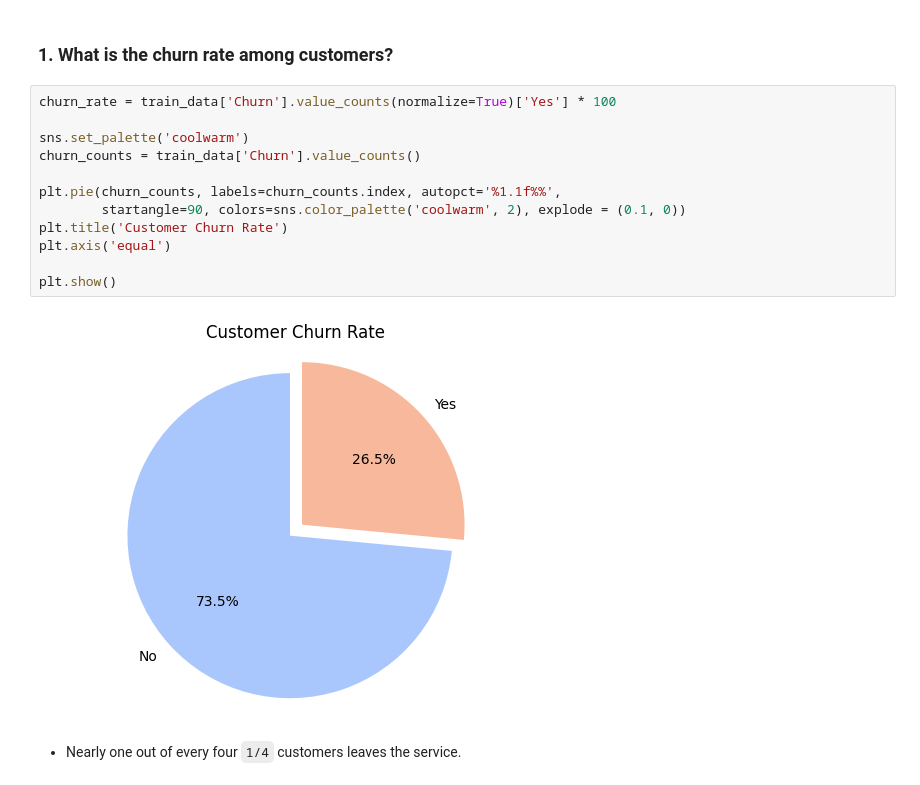
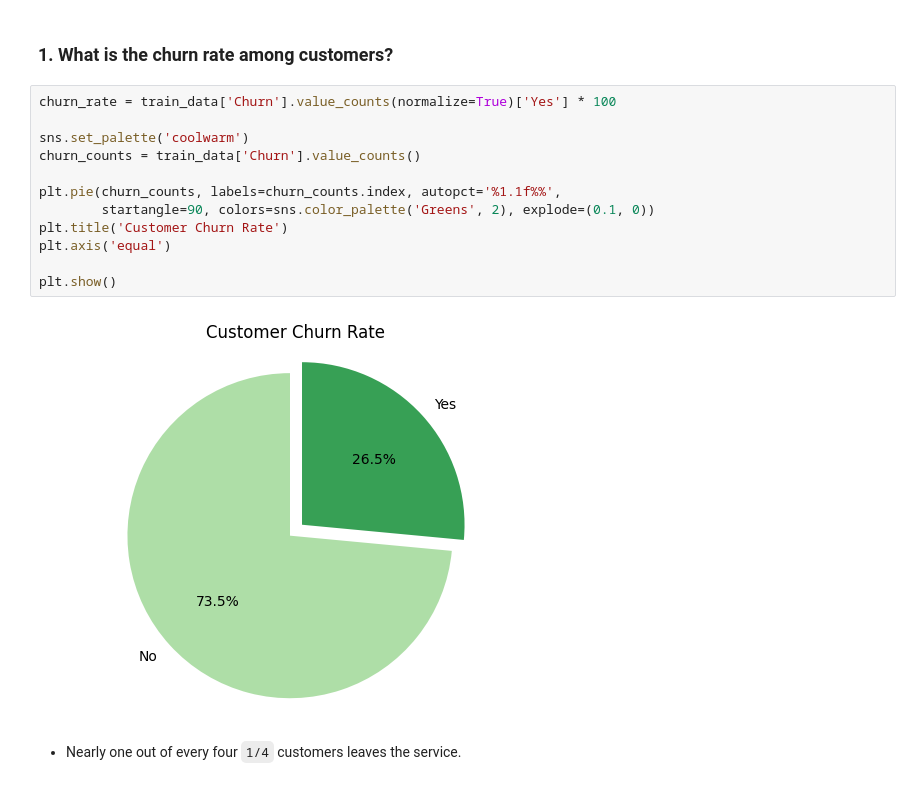
Before and after one commit to elishastanley/Churn-Prediction-Enhancing-Retention-with-Machine-Learning, a Jupyter notebook: Notebooks/main.ipynb, the cells around one changed output. Cells and saved outputs as stored; diff of their text form.

```diff
--- a/Notebooks/main.ipynb
+++ b/Notebooks/main.ipynb
@@ -468,17 +473,17 @@ result
 # %%
 churn_rate = train_data['Churn'].value_counts(normalize=True)['Yes'] * 100
 
 sns.set_palette('coolwarm')
 churn_counts = train_data['Churn'].value_counts()
 
 plt.pie(churn_counts, labels=churn_counts.index, autopct='%1.1f%%',
-        startangle=90, colors=sns.color_palette('coolwarm', 2), explode = (0.1, 0))
+        startangle=90, colors=sns.color_palette('Greens', 2), explode=(0.1, 0))
 plt.title('Customer Churn Rate')
 plt.axis('equal')
 
 plt.show()
 # %% [output]
-[figure, old version]
+[figure, new version]
 # %% [markdown]
 - Nearly one out of every four `1/4` customers leaves the service.
 # %% [markdown]
```
Also changed, not shown: parts of 28 cells of this notebook.
